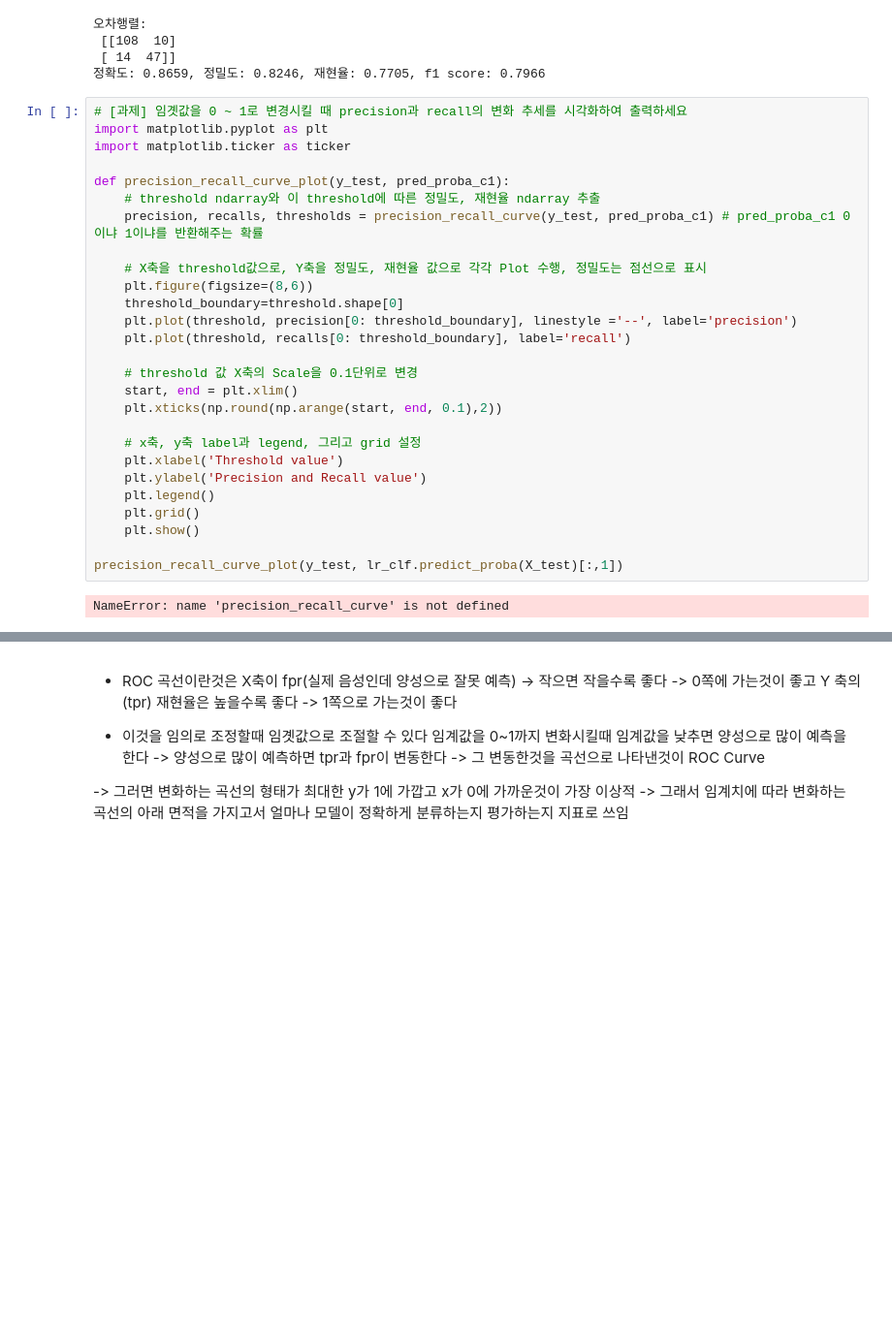
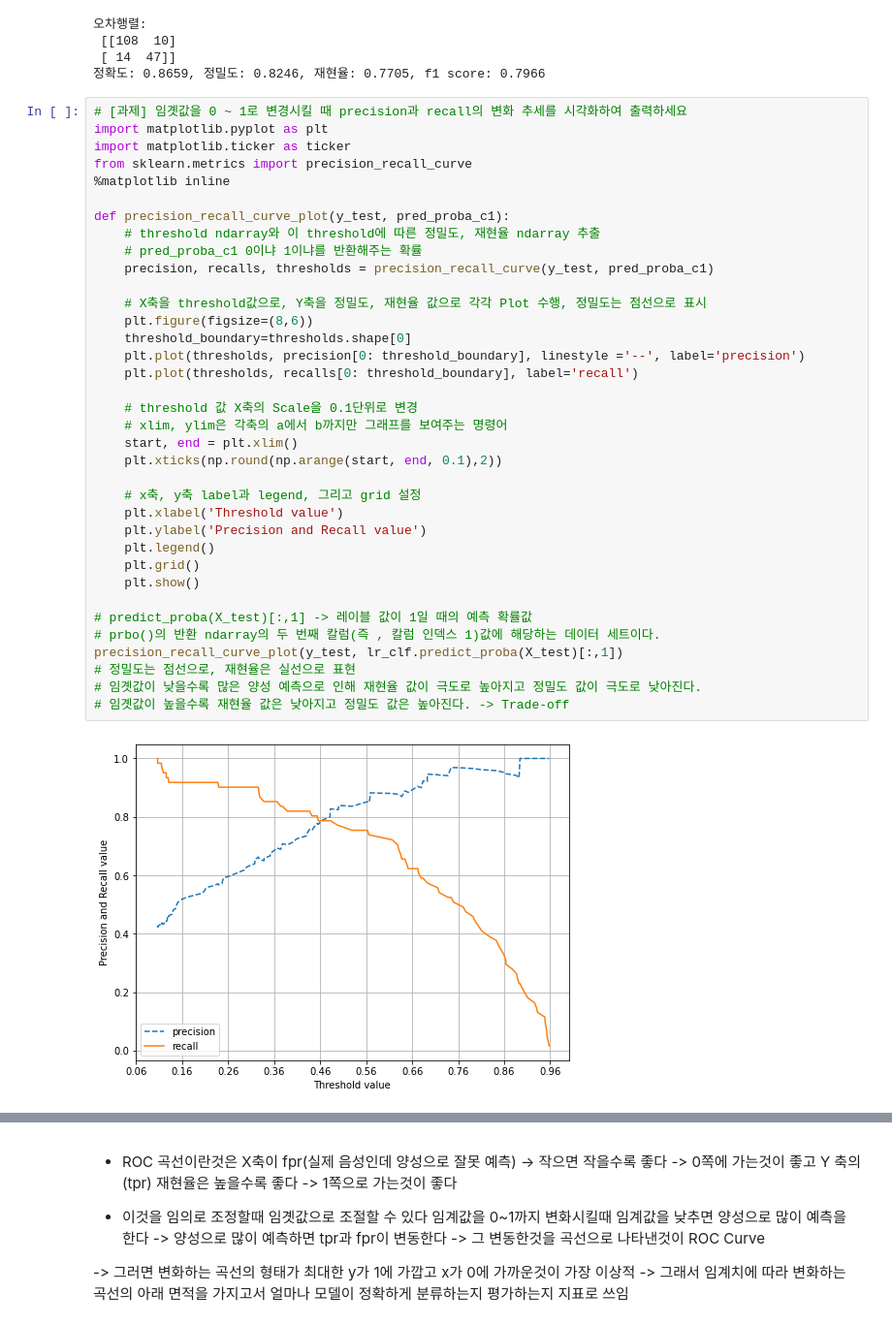
Before and after one commit to kkyxxn/curriculum, a Jupyter notebook: m7_모델성능평가/평가_분류.ipynb, the cells around one changed output, grey strips where cells are left out. Shown: that part at 97% size. Drawn from its saved outputs; the diff is of its cells as text; blank space fills up the shorter version.

```diff
--- a/m7_모델성능평가/평가_분류.ipynb
+++ b/m7_모델성능평가/평가_분류.ipynb
@@ -343,32 +359,41 @@ get_clf_eval(y_test,pred)
 # %%
 # [과제] 임곗값을 0 ~ 1로 변경시킬 때 precision과 recall의 변화 추세를 시각화하여 출력하세요
 import matplotlib.pyplot as plt
 import matplotlib.ticker as ticker
+from sklearn.metrics import precision_recall_curve
+%matplotlib inline
 
 def precision_recall_curve_plot(y_test, pred_proba_c1):
     # threshold ndarray와 이 threshold에 따른 정밀도, 재현율 ndarray 추출
-    precision, recalls, thresholds = precision_recall_curve(y_test, pred_proba_c1) # pred_proba_c1 0이냐 1이냐를 반환해주는 확률
+    # pred_proba_c1 0이냐 1이냐를 반환해주는 확률
+    precision, recalls, thresholds = precision_recall_curve(y_test, pred_proba_c1)
 
     # X축을 threshold값으로, Y축을 정밀도, 재현율 값으로 각각 Plot 수행, 정밀도는 점선으로 표시
     plt.figure(figsize=(8,6))
-    threshold_boundary=threshold.shape[0]
-    plt.plot(threshold, precision[0: threshold_boundary], linestyle ='--', label='precision')
-    plt.plot(threshold, recalls[0: threshold_boundary], label='recall')
+    threshold_boundary=thresholds.shape[0]
+    plt.plot(thresholds, precision[0: threshold_boundary], linestyle ='--', label='precision')
+    plt.plot(thresholds, recalls[0: threshold_boundary], label='recall')
 
     # threshold 값 X축의 Scale을 0.1단위로 변경
+    # xlim, ylim은 각축의 a에서 b까지만 그래프를 보여주는 명령어
     start, end = plt.xlim()
     plt.xticks(np.round(np.arange(start, end, 0.1),2))
 
     # x축, y축 label과 legend, 그리고 grid 설정
     plt.xlabel('Threshold value')
     plt.ylabel('Precision and Recall value')
     plt.legend()
     plt.grid()
     plt.show()
 
+# predict_proba(X_test)[:,1] -> 레이블 값이 1일 때의 예측 확률값
+# prbo()의 반환 ndarray의 두 번째 칼럼(즉 , 칼럼 인덱스 1)값에 해당하는 데이터 세트이다.
 precision_recall_curve_plot(y_test, lr_clf.predict_proba(X_test)[:,1])
+# 정밀도는 점선으로, 재현율은 실선으로 표현
+# 임곗값이 낮을수록 많은 양성 예측으로 인해 재현율 값이 극도로 높아지고 정밀도 값이 극도로 낮아진다.
+# 임곗값이 높을수록 재현율 값은 낮아지고 정밀도 값은 높아진다. -> Trade-off
 # %% [output]
-NameError: name 'precision_recall_curve' is not defined
+[figure, added]
 # %% [markdown]
 #### ROC Curve와 AUC
 - 수신자 판단 곡선이라고 하며 ML의 이진 분류 모델의 예측 성능을 판단하는 중요한 평가 지표
```
Also changed, not shown: parts of 26 cells of this notebook, 4 other files.
